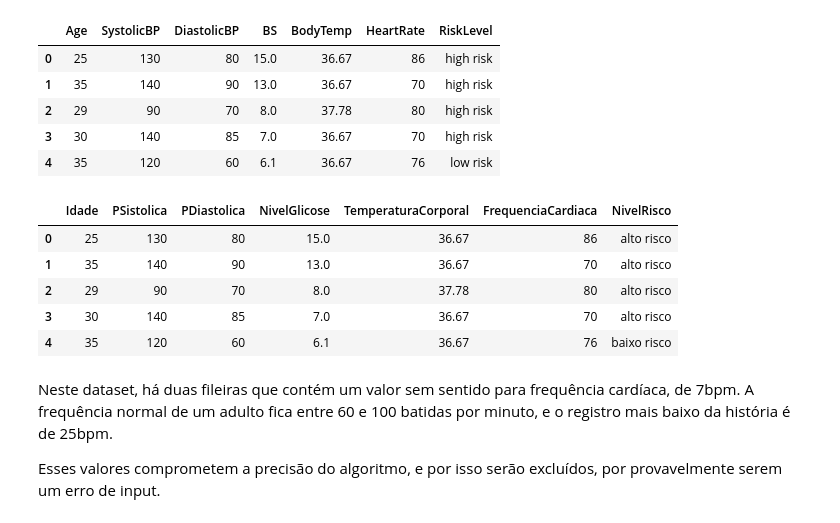
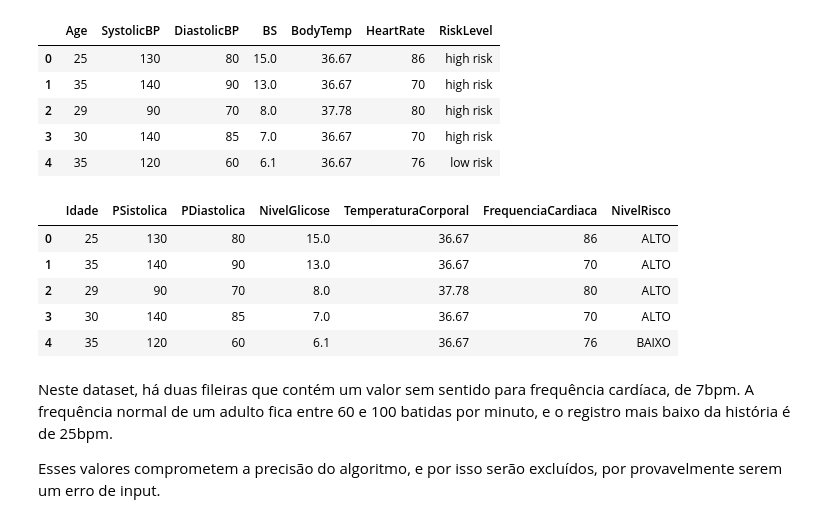
Before and after one commit to Curesharp/curesharp-datascience, a Jupyter notebook: analiseexploratoria.ipynb, the cells around one changed output. Drawn from its saved outputs; the diff is of its cells as text; code cells hidden in the pictures.

```diff
--- a/analiseexploratoria.ipynb
+++ b/analiseexploratoria.ipynb
@@ -310,29 +310,29 @@ maternal_health.head()
 # %%
 # Renomeando colunas e rótulo, afim de melhor leitura
 maternal_health.rename(columns={'Age': 'Idade', 'SystolicBP': 'PSistolica',
                                 'DiastolicBP': 'PDiastolica', 'BS': 'NivelGlicose', 'BodyTemp': 'TemperaturaCorporal',
                                 'HeartRate': 'FrequenciaCardiaca', 'RiskLevel': 'NivelRisco'}, inplace=True)
 
 # Traduzindo o nível de risco
 def pt_br(item):
   if item == 'low risk':
-    item = 'baixo risco'
+    item = 'BAIXO'
   elif item == 'mid risk':
-    item = 'médio risco'
+    item = 'MEDIO'
   elif item == 'high risk':
-    item = 'alto risco'
+    item = 'ALTO'
   return item
 
 
 maternal_health['NivelRisco'] = maternal_health['NivelRisco'].apply(pt_br)
 maternal_health.head()
 # %% [output]
 |  | Idade | PSistolica | PDiastolica | NivelGlicose | TemperaturaCorporal | FrequenciaCardiaca | NivelRisco |
-| 0 | 25 | 130 | 80 | 15.0 | 36.67 | 86 | alto risco |
-| 1 | 35 | 140 | 90 | 13.0 | 36.67 | 70 | alto risco |
-| 2 | 29 | 90 | 70 | 8.0 | 37.78 | 80 | alto risco |
-| 3 | 30 | 140 | 85 | 7.0 | 36.67 | 70 | alto risco |
-| 4 | 35 | 120 | 60 | 6.1 | 36.67 | 76 | baixo risco |
+| 0 | 25 | 130 | 80 | 15.0 | 36.67 | 86 | ALTO |
+| 1 | 35 | 140 | 90 | 13.0 | 36.67 | 70 | ALTO |
+| 2 | 29 | 90 | 70 | 8.0 | 37.78 | 80 | ALTO |
+| 3 | 30 | 140 | 85 | 7.0 | 36.67 | 70 | ALTO |
+| 4 | 35 | 120 | 60 | 6.1 | 36.67 | 76 | BAIXO |
 # %% [markdown]
 Neste dataset, há duas fileiras que contém um valor sem sentido para frequência cardíaca, de 7bpm. A frequência normal de um adulto fica entre 60 e 100 batidas por minuto, e o registro mais baixo da história é de 25bpm.
 
```
Also changed, not shown: parts of 13 cells of this notebook.
